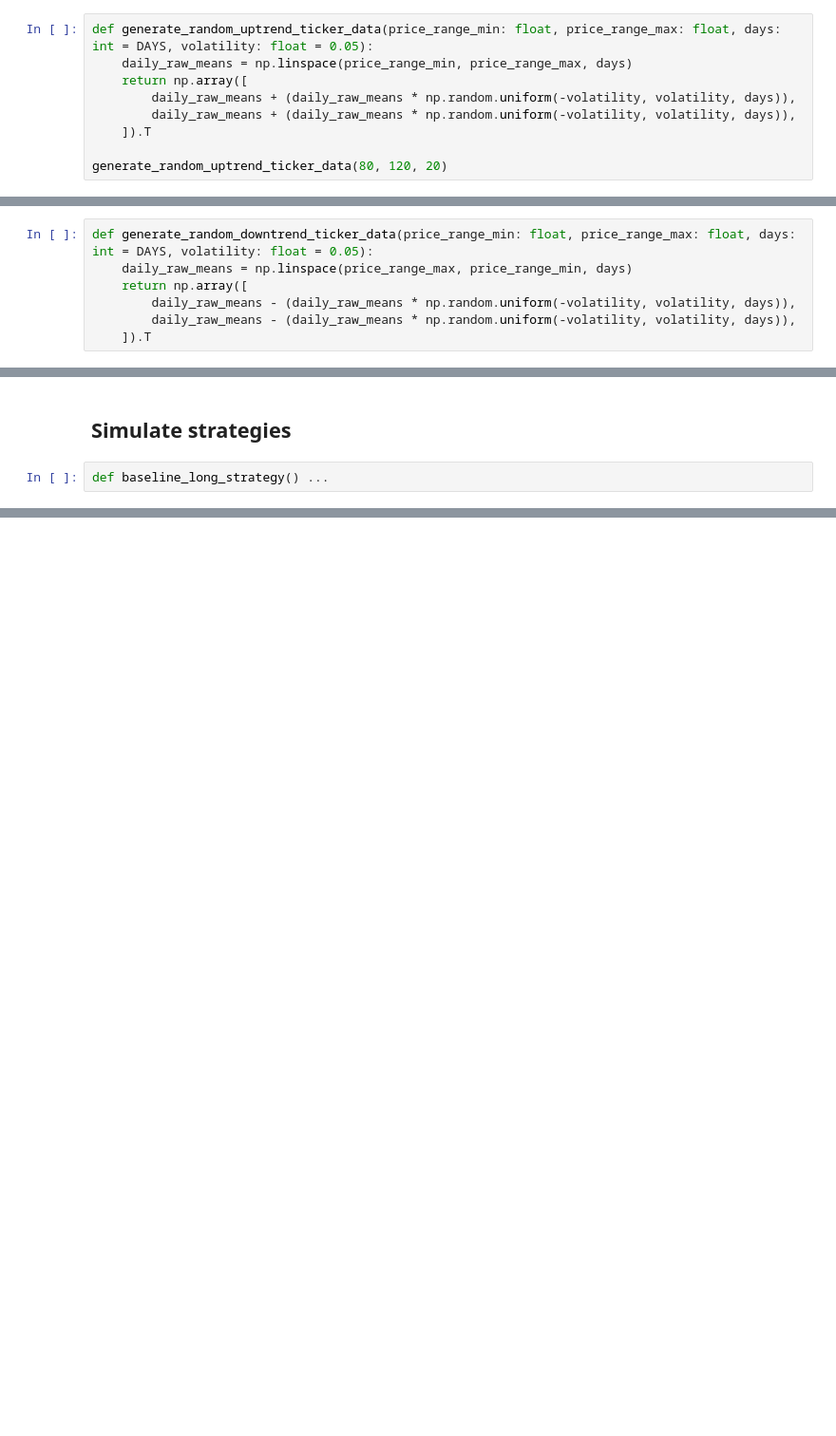
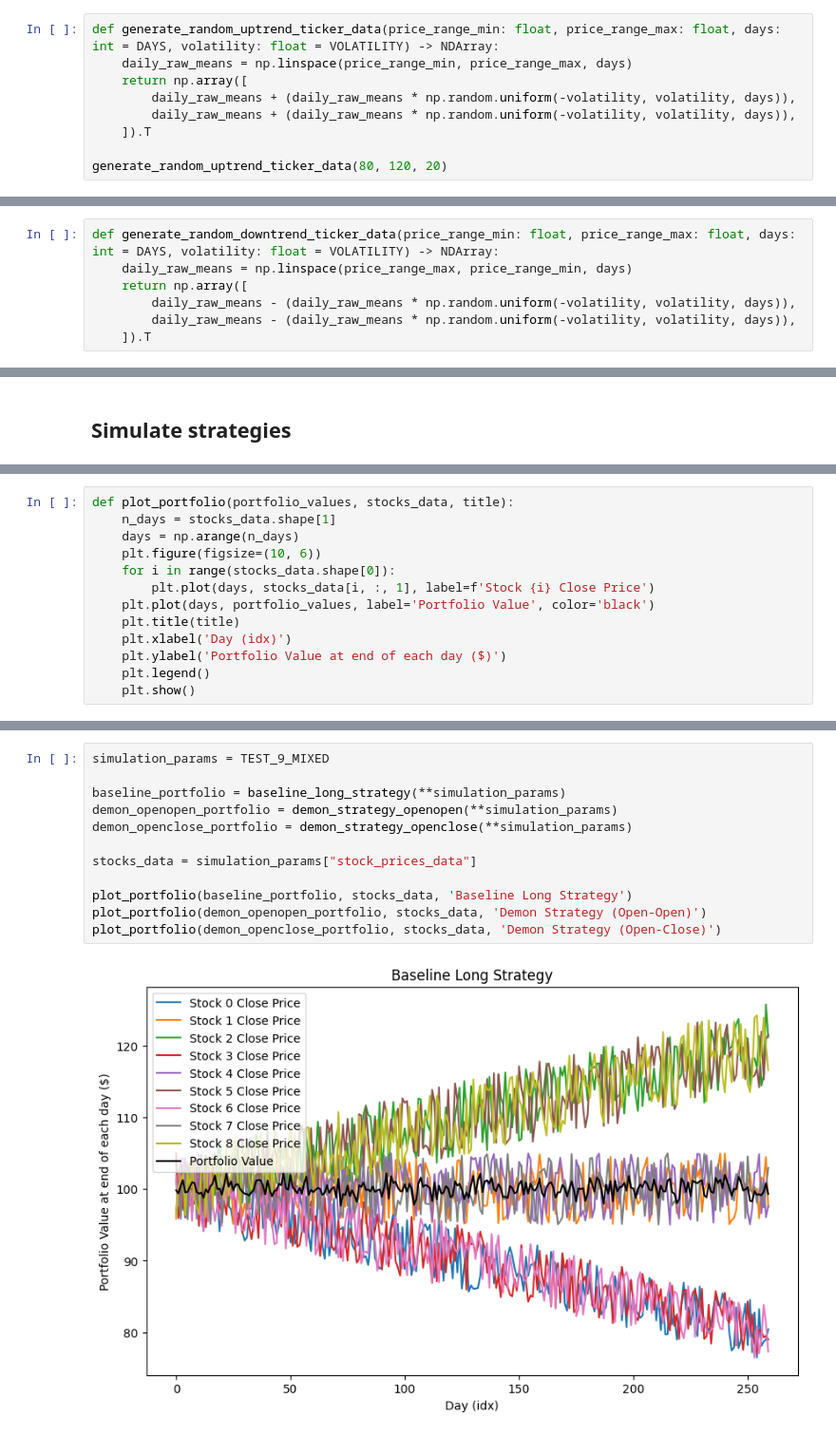
Before and after one commit to yalishanda42/stonksbot, a Jupyter notebook: demon/poc.ipynb, the cells around one changed output, grey strips where cells are left out. Shown at 95% size. Cells and saved outputs as stored; diff of their text form; blank space fills up the shorter version.

Commit message:
Run simulations of demon strategies

```diff
--- a/demon/poc.ipynb
+++ b/demon/poc.ipynb
@@ -74,5 +77,5 @@ _ = plot_candles_OC(uniform_distr_0)
 # %%
-def generate_random_uptrend_ticker_data(price_range_min: float, price_range_max: float, days: int = DAYS, volatility: float = 0.05):
+def generate_random_uptrend_ticker_data(price_range_min: float, price_range_max: float, days: int = DAYS, volatility: float = VOLATILITY) -> NDArray:
     daily_raw_means = np.linspace(price_range_min, price_range_max, days)
     return np.array([
         daily_raw_means + (daily_raw_means * np.random.uniform(-volatility, volatility, days)),
@@ -108,5 +111,5 @@ _ = plot_candles_OC(random_uptrend_0)
 # %%
-def generate_random_downtrend_ticker_data(price_range_min: float, price_range_max: float, days: int = DAYS, volatility: float = 0.05):
+def generate_random_downtrend_ticker_data(price_range_min: float, price_range_max: float, days: int = DAYS, volatility: float = VOLATILITY) -> NDArray:
     daily_raw_means = np.linspace(price_range_max, price_range_min, days)
     return np.array([
         daily_raw_means - (daily_raw_means * np.random.uniform(-volatility, volatility, days)),
@@ -119,4 +143,2 @@ _ = plot_candles_OC(random_downtrend_0)
 # %% [markdown]
 ## Simulate strategies
-# %%
-def baseline_long_strategy() ...
@@ -126,0 +247,13 @@ def demon_strategy() ...
+# %%
+def plot_portfolio(portfolio_values, stocks_data, title):
+    n_days = stocks_data.shape[1]
+    days = np.arange(n_days)
+    plt.figure(figsize=(10, 6))
+    for i in range(stocks_data.shape[0]):
+        plt.plot(days, stocks_data[i, :, 1], label=f'Stock {i} Close Price')
+    plt.plot(days, portfolio_values, label='Portfolio Value', color='black')
+    plt.title(title)
+    plt.xlabel('Day (idx)')
+    plt.ylabel('Portfolio Value at end of each day ($)')
+    plt.legend()
+    plt.show()
@@ -126,0 +418,14 @@ def demon_strategy() ...
+# %%
+simulation_params = TEST_9_MIXED
+
+baseline_portfolio = baseline_long_strategy(**simulation_params)
+demon_openopen_portfolio = demon_strategy_openopen(**simulation_params)
+demon_openclose_portfolio = demon_strategy_openclose(**simulation_params)
+
+stocks_data = simulation_params["stock_prices_data"]
+
+plot_portfolio(baseline_portfolio, stocks_data, 'Baseline Long Strategy')
+plot_portfolio(demon_openopen_portfolio, stocks_data, 'Demon Strategy (Open-Open)')
+plot_portfolio(demon_openclose_portfolio, stocks_data, 'Demon Strategy (Open-Close)')
+# %% [output]
+[figure, added]
```
Also changed, not shown: parts of 18 cells of this notebook.
